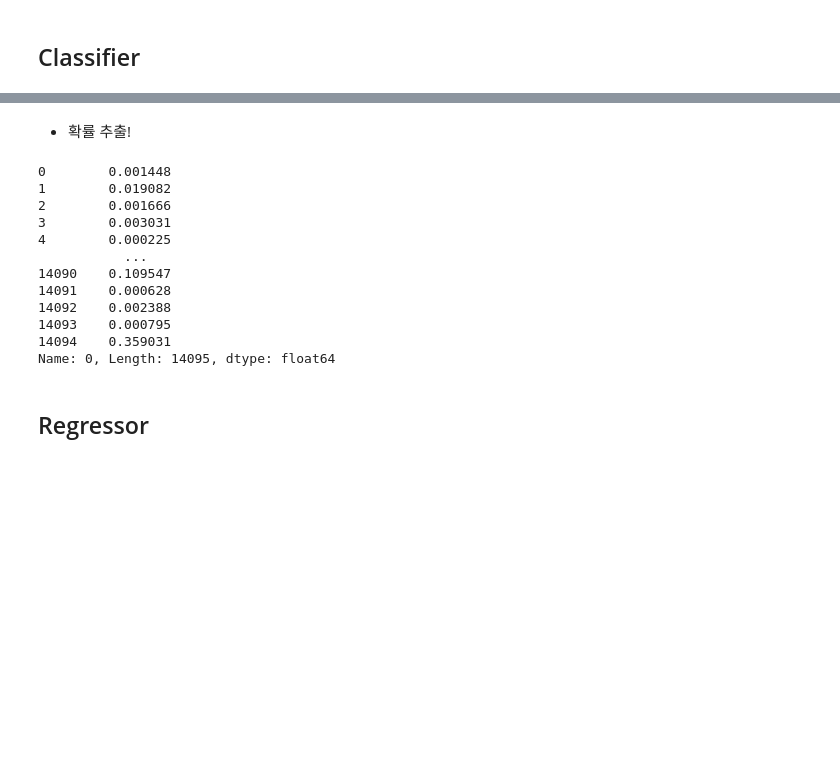
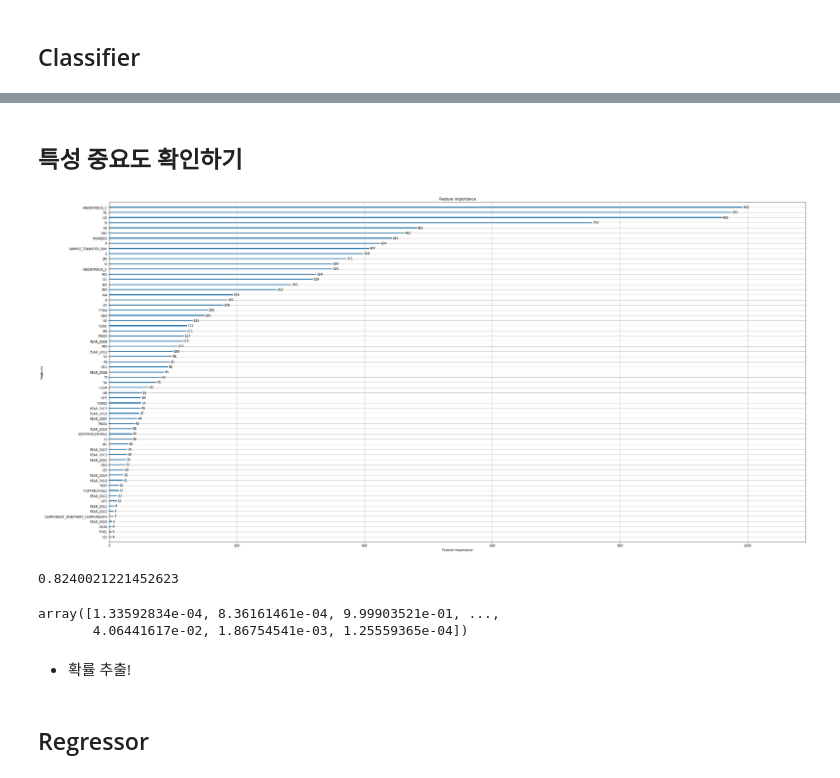
Before and after one commit to DoItSon/playdata, a Jupyter notebook: 머신러닝_해보기!.ipynb, the cells around one changed output, grey strips where cells are left out. Saved outputs shown, nothing was run; the diff lists cells and outputs as text; code cells hidden in the pictures; blank space fills up the shorter version.

```diff
--- a/머신러닝_해보기!.ipynb
+++ b/머신러닝_해보기!.ipynb
@@ -120,0 +128,5 @@ SEED = 42
+# %%
+from sklearn.linear_model import LinearRegression
+for i in cols:
+    imputer = IterativeImputer(estimator =  lgb.LGBMRegressor(),random_state=CFG["SEED"]) # IterativeImputer에서 다양한 옵션이 있다. (estimator는 머신러닝 옵션!)
+    train[i] = imputer.fit_transform(train[[i]])
@@ -121,5 +135,5 @@ SEED = 42
 # %%
-train = train.fillna(0)
-test = test.fillna(0)
+# train = train.fillna(0)
+# test = test.fillna(0)
 # %%
 train.isnull().sum().sum()
@@ -245,0 +308,7 @@ study_1.best_params
+# %%
+hp = {'max_depth': 15,
+ 'min_samples_split': 2,
+ 'criterion': 'entropy',
+ 'max_leaf_nodes': 10,
+ 'n_estimators': 495,
+ 'learning_rate': 0.0943448646911196}
@@ -287,13 +324,11 @@ array([0.00144789, 0.01908173, 0.00166618, ..., 0.0023883 , 0.00079507,
 # %%
-# score_list = []
+score_list = []
 
-# # 모델 학습
-# model = LGBMClassifier(random_state=SEED,n_estimators=1000)
-# model.fit(train_X,target , eval_set = [(train_X,target)],early_stopping_rounds=50)
+model = LGBMClassifier(random_state=CFG['SEED'],**hp,use_missing=False) # use_missing=False 결측치 옵션
+model.fit(train_X,target , eval_set = [(train_X,target)],early_stopping_rounds=50)
 
-# pred = model.predict_proba(train_X)[:,1] # 1일 확률
-# # predict = np.where(pred > 0.35, 1 , 0)
-# # score = f1_score(y_valid,predict,average="macro")
-# # score_list.append(score)
+pred = model.predict_proba(train_X)[:,1] # 1일 확률
 
-# # score_list
+predict = np.where(pred > 0.35, 1 , 0)
+score = cross_val_score(model,train_X,target,cv = cv ,scoring='f1_macro',n_jobs = -1)
+score_list.append(score)
@@ -300,22 +353,36 @@ array([0.00144789, 0.01908173, 0.00166618, ..., 0.0023883 , 0.00079507,
+# %% [markdown]
+## 특성 중요도 확인하기
+# %%
+import matplotlib.pyplot as plt
+
+fig, ax = plt.subplots(figsize=(40,20))
+plot_importance(model,ax=ax)
+plt.show()
+# %% [output]
+[figure, added]
+# %%
+np.mean(score_list)
+# 0.8224204057789853
+# 0.8186300689616133 cross_val_score
+# 0.8216393919007956 피처 추가
+# 0.8226314153634704
+# 0.8225201927199011
+# 0.823229059917075 피처 추가 X
+# 0.8205729340533052 mean
+# %% [output]
+0.8240021221452623
+# %%
+x_target = pred
+x_target
+# %% [output]
+array([1.33592834e-04, 8.36161461e-04, 9.99903521e-01, ...,
+       4.06441617e-02, 1.86754541e-03, 1.25559365e-04])
 # %% [markdown]
 - 확률 추출!
 # %%
-x_target = pd.DataFrame(pred)
-x_target = x_target.squeeze()
-x_target
+# x_target = pd.DataFrame(pred)
+# x_target = x_target.squeeze()
+# x_target
-# %% [output]
-0        0.001448
-1        0.019082
-2        0.001666
-3        0.003031
-4        0.000225
-           ...
-14090    0.109547
-14091    0.000628
-14092    0.002388
-14093    0.000795
-14094    0.359031
-Name: 0, Length: 14095, dtype: float64
 # %% [markdown]
 ## Regressor
 # %% [markdown]
```
Also changed, not shown: parts of 75 cells of this notebook.
